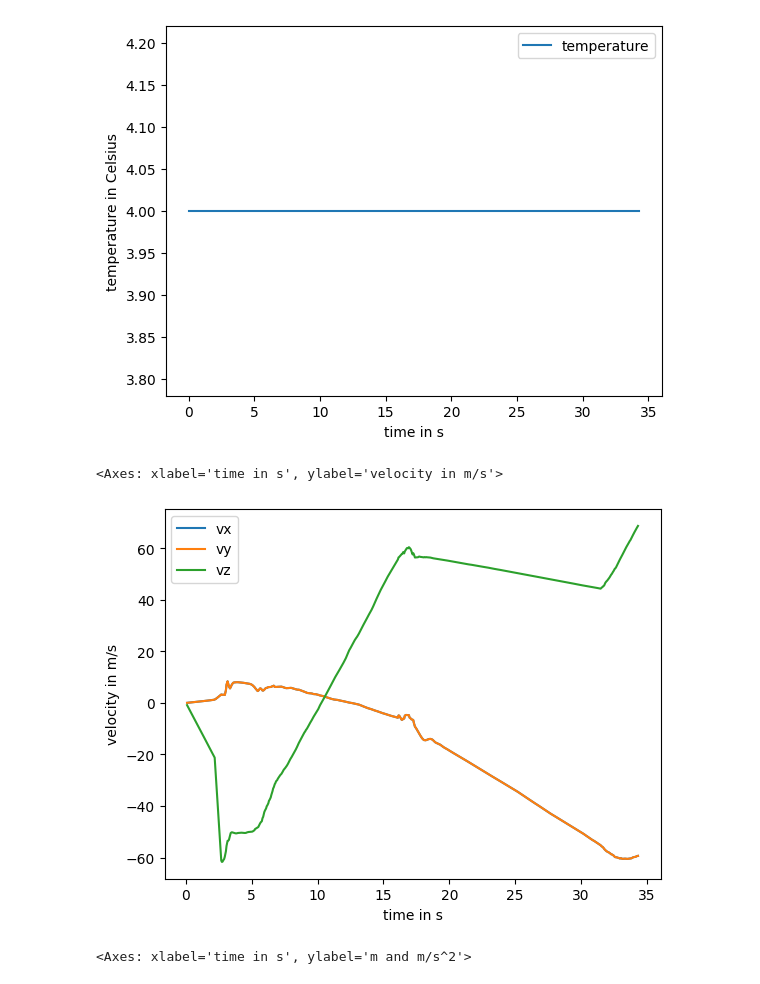
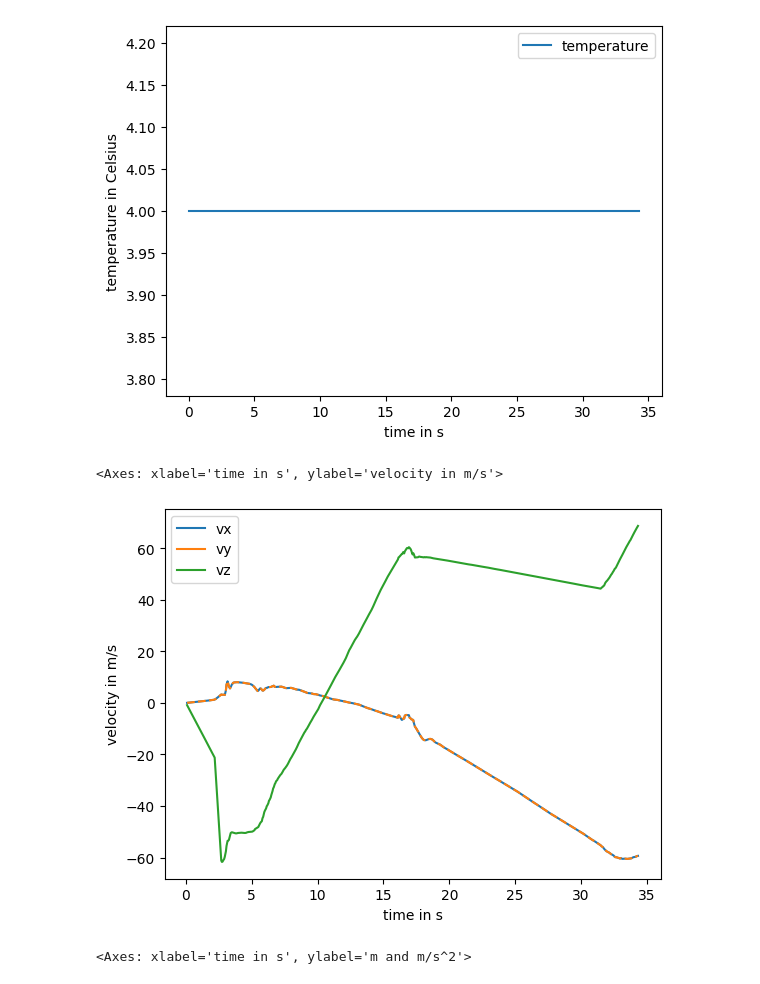
Before and after one commit to dylan366/MINT_Woche_RAKETE_Microbit, a Jupyter notebook: diagram.ipynb, the cells around one changed output. Drawn from its saved outputs; the diff is of its cells as text; code cells hidden in the pictures.

Commit message:
more diagram modifications

```diff
--- a/diagram.ipynb
+++ b/diagram.ipynb
@@ -78,12 +78,13 @@ temperature
 [figure]
 # %%
 v = data[["vx", "vy", "vz"]].plot()
+v.lines[1].set_linestyle("--")
 v.set_xlabel("time in s")
 v.set_ylabel("velocity in m/s")
 v
 # %% [output]
 <Axes: xlabel='time in s', ylabel='velocity in m/s'>
-[figure, old version]
+[figure, new version]
 # %%
 v = data[["accelleration", "altitude"]].plot()
 v.set_xlabel("time in s")
```
Also changed, not shown: parts of 1 cell of this notebook.
